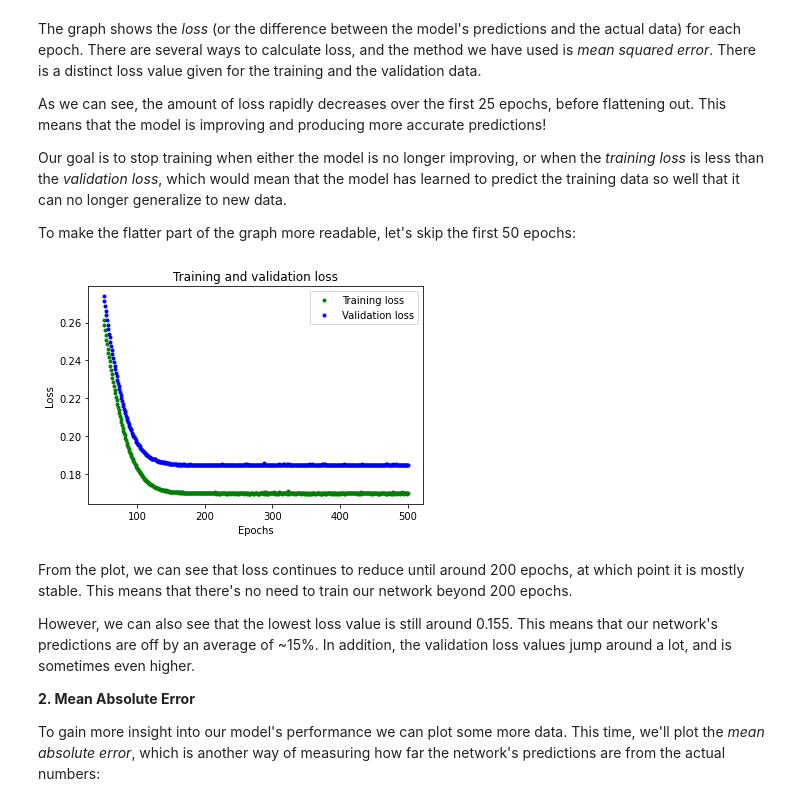
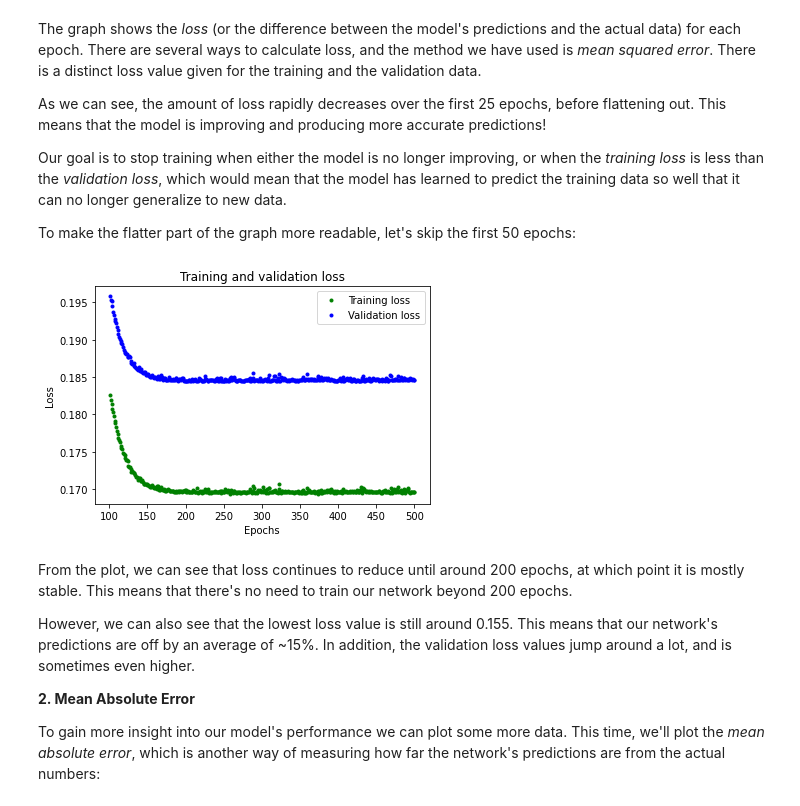
Before and after one commit to eric0708/TinyML_Walkthrough, a Jupyter notebook: Sine_Prediction/train_hello_world_model.ipynb, the cells around one changed output. Saved outputs shown, nothing was run; the diff lists cells and outputs as text; code cells hidden in the pictures.

```diff
--- a/Sine_Prediction/train_hello_world_model.ipynb
+++ b/Sine_Prediction/train_hello_world_model.ipynb
@@ -241,17 +257,17 @@ Our goal is to stop training when either the model is no longer improving, or wh
 To make the flatter part of the graph more readable, let's skip the first 50 epochs:
 # %%
 # Exclude the first few epochs so the graph is easier to read
-SKIP = 50
+SKIP = 100
 
 plt.plot(epochs[SKIP:], train_loss[SKIP:], 'g.', label='Training loss')
 plt.plot(epochs[SKIP:], val_loss[SKIP:], 'b.', label='Validation loss')
 plt.title('Training and validation loss')
 plt.xlabel('Epochs')
 plt.ylabel('Loss')
 plt.legend()
 plt.show()
 # %% [output]
-[figure, old version]
+[figure, new version]
 # %% [markdown]
 From the plot, we can see that loss continues to reduce until around 200 epochs, at which point it is mostly stable. This means that there's no need to train our network beyond 200 epochs.
 
```
Also changed, not shown: parts of 9 cells of this notebook.
